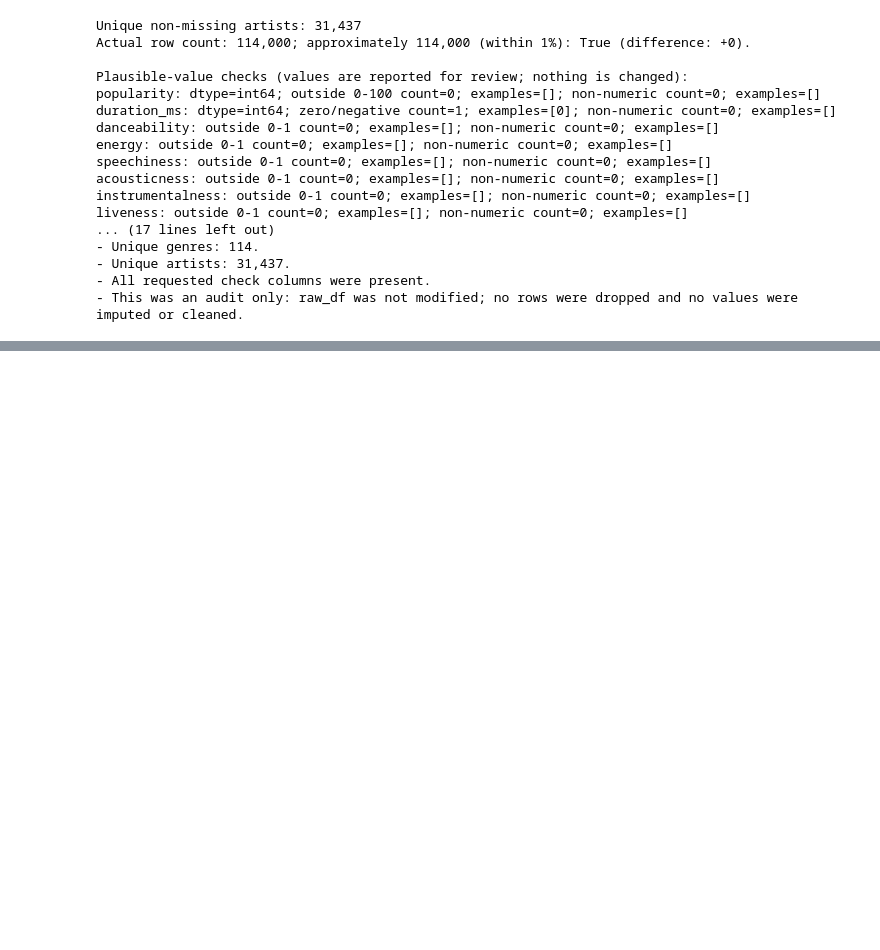
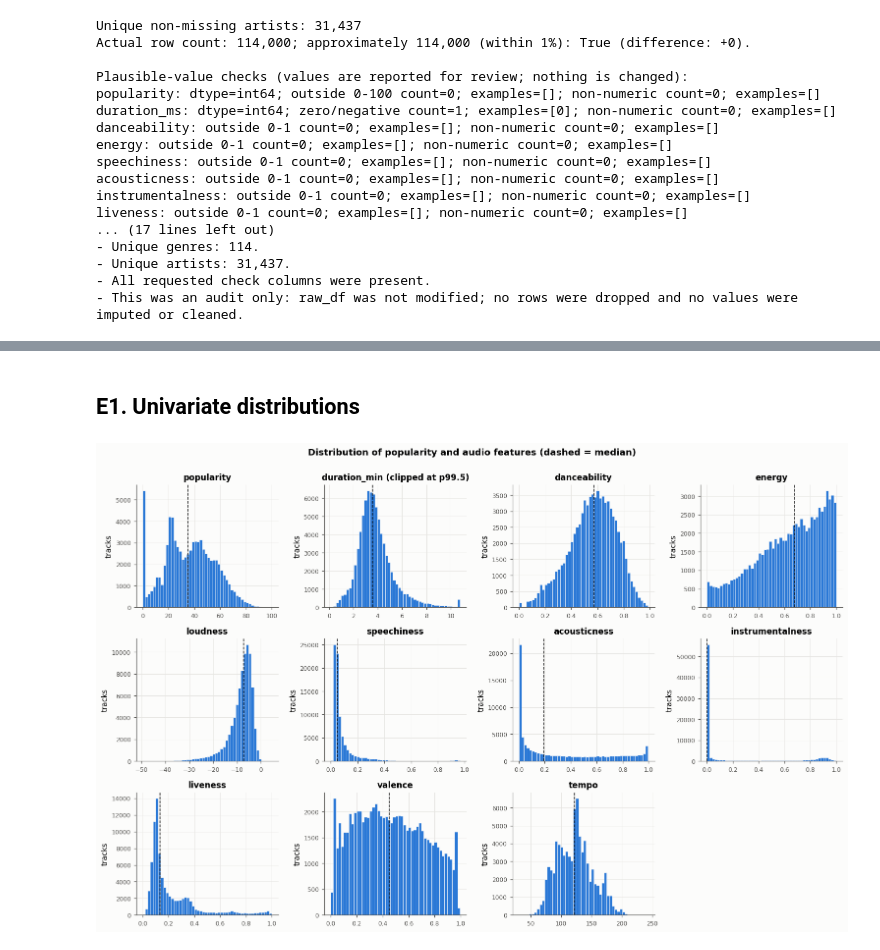
Before and after one commit to caixiaoqijessica/bt4211-final-project-spotify-dataset, a Jupyter notebook: bt4211-project.ipynb, the cells around one changed output, grey strips where cells are left out. Saved outputs shown, nothing was run; the diff lists cells and outputs as text; code cells hidden in the pictures; blank space fills up the shorter version.

```diff
--- a/bt4211-project.ipynb
+++ b/bt4211-project.ipynb
@@ -414,0 +540,47 @@ liveness: outside 0-1 count=0; examples=[]; non-numeric count=0; examples=[]
+# %%
+import matplotlib.pyplot as plt
+import matplotlib.ticker as mtick
+from matplotlib.colors import LinearSegmentedColormap
+import seaborn as sns
+from scipy import stats
+from itertools import combinations
+from collections import Counter
+
+FIG_DIR = Path("figures")
+FIG_DIR.mkdir(exist_ok=True)
+def save_fig(name):
+    plt.savefig(FIG_DIR / f"{name}.png", dpi=150, bbox_inches="tight")
+
+BLUE, ORANGE, INK, MUTED, GRID = "#2a78d6", "#eb6834", "#0b0b0b", "#52514e", "#e6e5e1"
+DIVERGING = LinearSegmentedColormap.from_list("blue_gray_red", ["#104281", "#3987e5", "#f0efec", "#e34948", "#9c2424"])
+plt.rcParams.update({
+    "figure.dpi": 110, "figure.facecolor": "#fcfcfb", "axes.facecolor": "#fcfcfb",
+    "axes.edgecolor": MUTED, "axes.labelcolor": INK, "axes.titlesize": 11, "axes.titleweight": "bold",
+    "axes.labelsize": 9, "xtick.labelsize": 8, "ytick.labelsize": 8,
+    "xtick.color": MUTED, "ytick.color": MUTED, "axes.spines.top": False, "axes.spines.right": False,
+    "axes.grid": True, "grid.color": GRID, "grid.linewidth": 0.6, "axes.axisbelow": True,
+    "legend.frameon": False,
+})
+
+AUDIO = ["danceability", "energy", "loudness", "speechiness", "acousticness",
+         "instrumentalness", "liveness", "valence", "tempo"]
+CONT = ["popularity", "duration_min"] + AUDIO
+# %% [markdown]
+## E1. Univariate distributions
+# %%
+fig, axes = plt.subplots(3, 4, figsize=(14, 9))
+for ax, col in zip(axes.flat, CONT):
+    data = tracks[col].dropna()
+    if col == "duration_min":
+        data = data.clip(upper=data.quantile(0.995))  # display only: tail of 60+ min tracks squashes the plot
+    ax.hist(data, bins=50, color=BLUE, edgecolor="#fcfcfb", linewidth=0.4)
+    ax.axvline(data.median(), color=INK, lw=1, ls="--")
+    ax.set_title(col + (" (clipped at p99.5)" if col == "duration_min" else ""))
+    ax.set_ylabel("tracks")
+axes.flat[-1].axis("off")
+fig.suptitle("Distribution of popularity and audio features (dashed = median)", fontweight="bold", y=1.0)
+fig.tight_layout()
+save_fig("01_univariate_histograms")
+plt.show()
+# %% [output]
+[figure, added]
```
Also changed, not shown: parts of 45 cells of this notebook, 16 other files.
